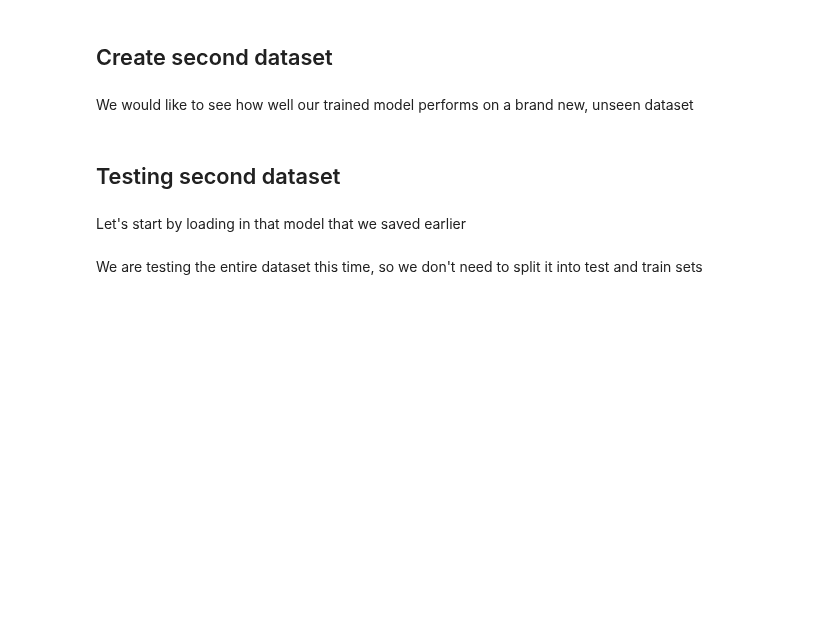
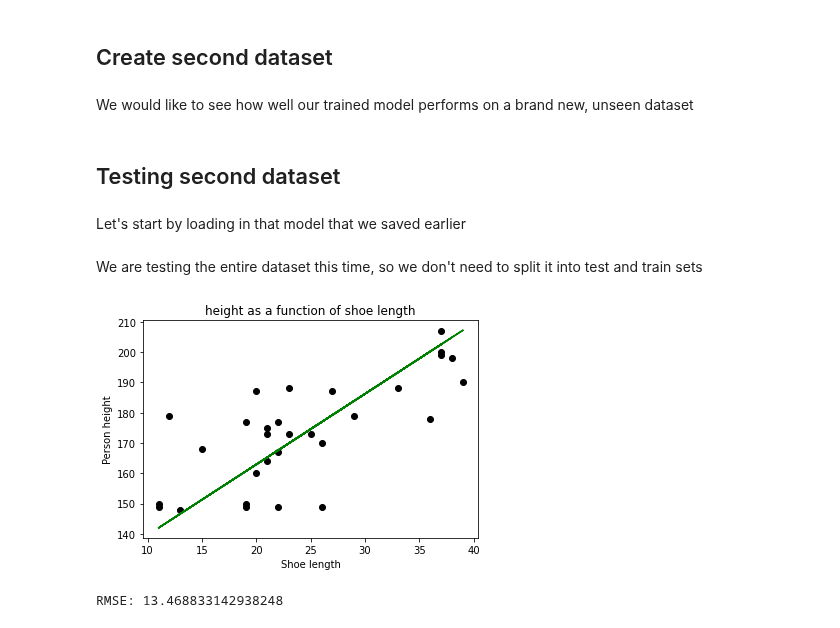
Before and after one commit to MicrosoftDocs/mslearn-introduction-to-machine-learning, a Jupyter notebook: 0a - unit 07.ipynb, the cells around one changed output. Saved outputs shown, nothing was run; the diff lists cells and outputs as text; code cells hidden in the pictures; blank space fills up the shorter version.

```diff
--- a/0a - unit 07.ipynb
+++ b/0a - unit 07.ipynb
@@ -120,23 +130,27 @@ We are testing the entire dataset this time, so we don't need to split it into t
 # %%
 X_new = array(extra_data["shoe_length"])
 y_new = array(extra_data["height"])
 
 X_new = X_new.reshape(-1,1)
 y_new = y_new.reshape(-1,1)
 
 y_new_pred = model_loaded.predict(X_new)
 
 # Show a graph of the result
 # Don't worry about how this is done for now
 %matplotlib inline
 intercept = model.intercept_
 slope = model.coef_
 line = slope * X_new + intercept
 graph.scatter(X_new, y_new,  color='black')
 graph.plot(X_new, line, '-', c = 'green')
 graph.ylabel('Person height')
 graph.xlabel("Shoe length")
+graph.title('height as a function of shoe length')
 graph.show()
 
 rms_new = mean_squared_error(y_new,y_new_pred, squared=False)
 print(f"RMSE: {rms_new}")
+# %% [output]
+[figure, added]
+RMSE: 13.468833142938248
```
Also changed, not shown: parts of 3 cells of this notebook.
